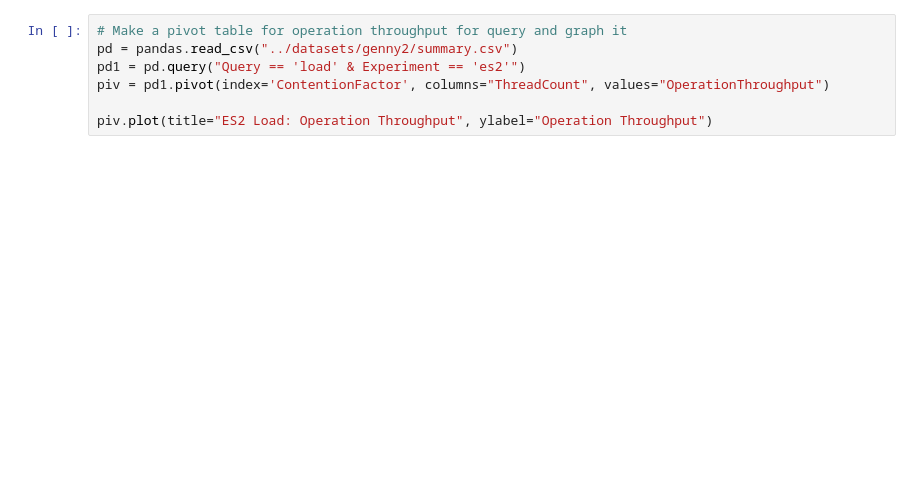
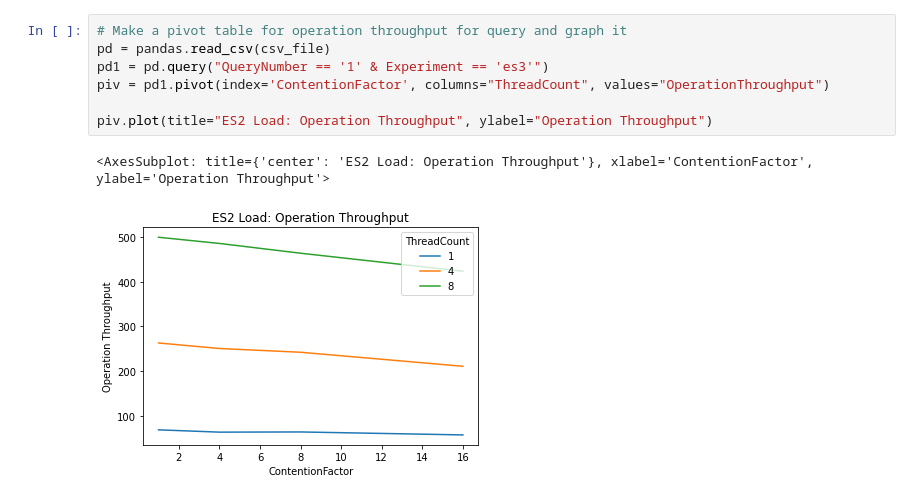
Before and after one commit to spencerjackson/perf_tooling, a Jupyter notebook: notebooks/es_summary_analysis.ipynb, the cells around one changed output. Drawn from its saved outputs; the diff is of its cells as text; blank space fills up the shorter version.

```diff
--- a/notebooks/es_summary_analysis.ipynb
+++ b/notebooks/es_summary_analysis.ipynb
@@ -18,9 +47,12 @@ piv.plot(title="ES2 Load: Average Latency", ylabel="Average Latency")
 # %%
 # Make a pivot table for operation throughput for query and graph it
-pd = pandas.read_csv("../datasets/genny2/summary.csv")
-pd1 = pd.query("Query == 'load' & Experiment == 'es2'")
+pd = pandas.read_csv(csv_file)
+pd1 = pd.query("QueryNumber == '1' & Experiment == 'es3'")
 piv = pd1.pivot(index='ContentionFactor', columns="ThreadCount", values="OperationThroughput")
 
 piv.plot(title="ES2 Load: Operation Throughput", ylabel="Operation Throughput")
+# %% [output]
+<AxesSubplot: title={'center': 'ES2 Load: Operation Throughput'}, xlabel='ContentionFactor', ylabel='Operation Throughput'>
+[figure, added]
 # %%
 # Make a pivot table for average latency for query and graph it
```
Also changed, not shown: parts of 5 cells of this notebook, 6 other files.
